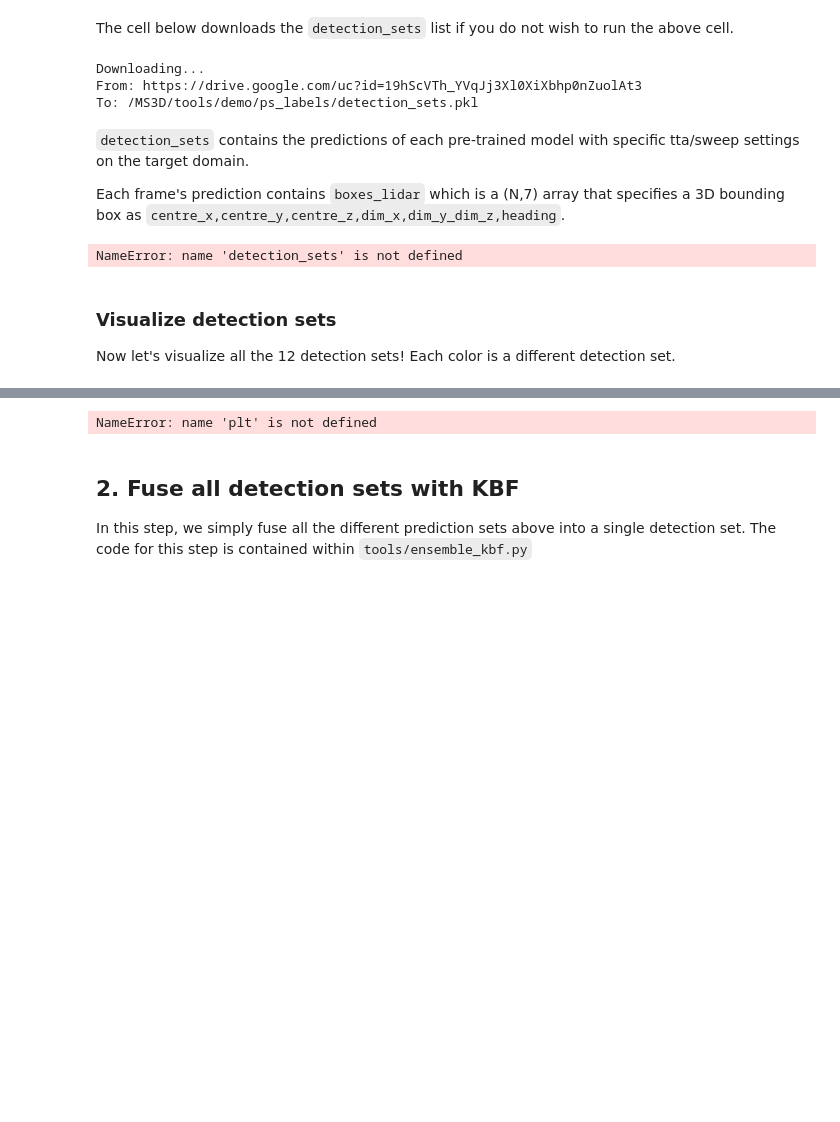
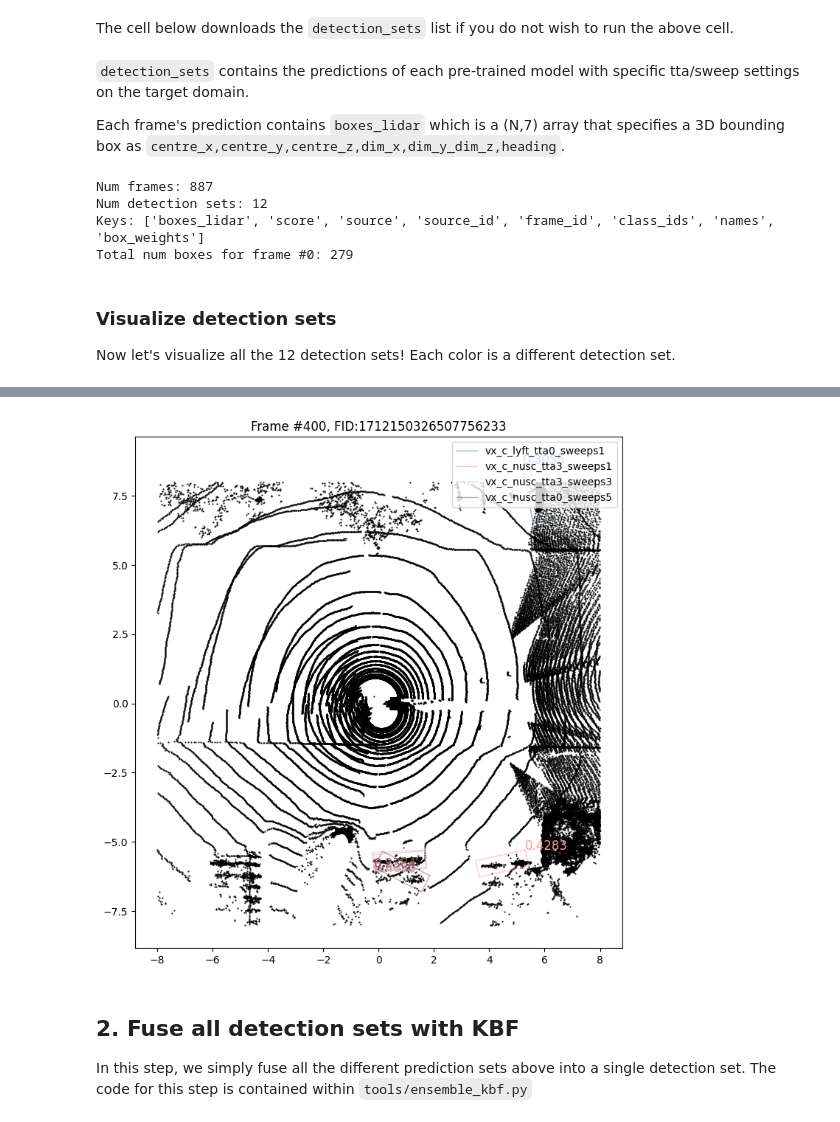
Before and after one commit to jpsimonss/MS3D, a Jupyter notebook: tools/demo/ms3d_demo_tutorial.ipynb, the cells around one changed output, grey strips where cells are left out. Drawn from its saved outputs; the diff is of its cells as text; code cells hidden in the pictures; blank space fills up the shorter version.

```diff
--- a/tools/demo/ms3d_demo_tutorial.ipynb
+++ b/tools/demo/ms3d_demo_tutorial.ipynb
@@ -263,12 +216,8 @@ RuntimeError: CUDA out of memory. Tried to allocate 342.00 MiB (GPU 0; 3.81 GiB
 The cell below downloads the `detection_sets` list if you do not wish to run the above cell.
 # %%
 # !gdown https://drive.google.com/uc?id=19hScVTh_YVqJj3Xl0XiXbhp0nZuolAt3 -O ps_labels/detection_sets.pkl
-# with open('ps_labels/detection_sets.pkl','rb') as f:
-#     detection_sets = pickle.load(f)
+with open('ps_labels/detection_sets.pkl','rb') as f:
+    detection_sets = pickle.load(f)
-# %% [output]
-Downloading...
-From: https://drive.google.com/uc?id=19hScVTh_YVqJj3Xl0XiXbhp0nZuolAt3
-To: /MS3D/tools/demo/ps_labels/detection_sets.pkl
 # %% [markdown]
 `detection_sets` contains the predictions of each pre-trained model with specific tta/sweep settings on the target domain.
 
@@ -277,15 +226,19 @@ Each frame's prediction contains `boxes_lidar` which is a (N,7) array that speci
 print(f'Num frames: {len(detection_sets)}')
 print(f'Num detection sets: {len(np.unique(detection_sets[0]["source_id"]))}')
 print(f'Keys: {list(detection_sets[0].keys())}')
-print(f'total num boxes for frame #0: {detection_sets[0]["boxes_lidar"].shape}')
+print(f'Total num boxes for frame #0: {detection_sets[0]["boxes_lidar"].shape[0]}')
 # %% [output]
-NameError: name 'detection_sets' is not defined
+Num frames: 887
+Num detection sets: 12
+Keys: ['boxes_lidar', 'score', 'source', 'source_id', 'frame_id', 'class_ids', 'names', 'box_weights']
+Total num boxes for frame #0: 279
 # %% [markdown]
 ### Visualize detection sets
 
 Now let's visualize all the 12 detection sets! Each color is a different detection set.
 # %%
-%matplotlib notebook
+import matplotlib.pyplot as plt
+%matplotlib inline
 
 dataset = DemoDataset(
         dataset_cfg=target_domain_cfg, class_names=target_domain_cfg.CLASS_NAMES, training=False,
@@ -293,5 +246,7 @@ dataset = DemoDataset(
     )
 
 # This is interactive. Use the buttons below to zoom in/zoom out/move around.
-fig, ax = visualize_bev(dataset, idx=25, detection_sets=detection_sets, show_legend=True)
+fig, ax = visualize_bev(dataset, idx=400, detection_sets=detection_sets,
+                        point_cloud_range=8, show_legend=True)
+plt.show()
 # %% [output]
@@ -300,4 +253,4 @@ fig, ax = visualize_bev(dataset, idx=25, detection_sets=detection_sets, show_leg
-NameError: name 'plt' is not defined
+[figure, added]
 # %% [markdown]
 ## 2. Fuse all detection sets with KBF
 
```
Also changed, not shown: parts of 17 cells of this notebook, 41 other files.
